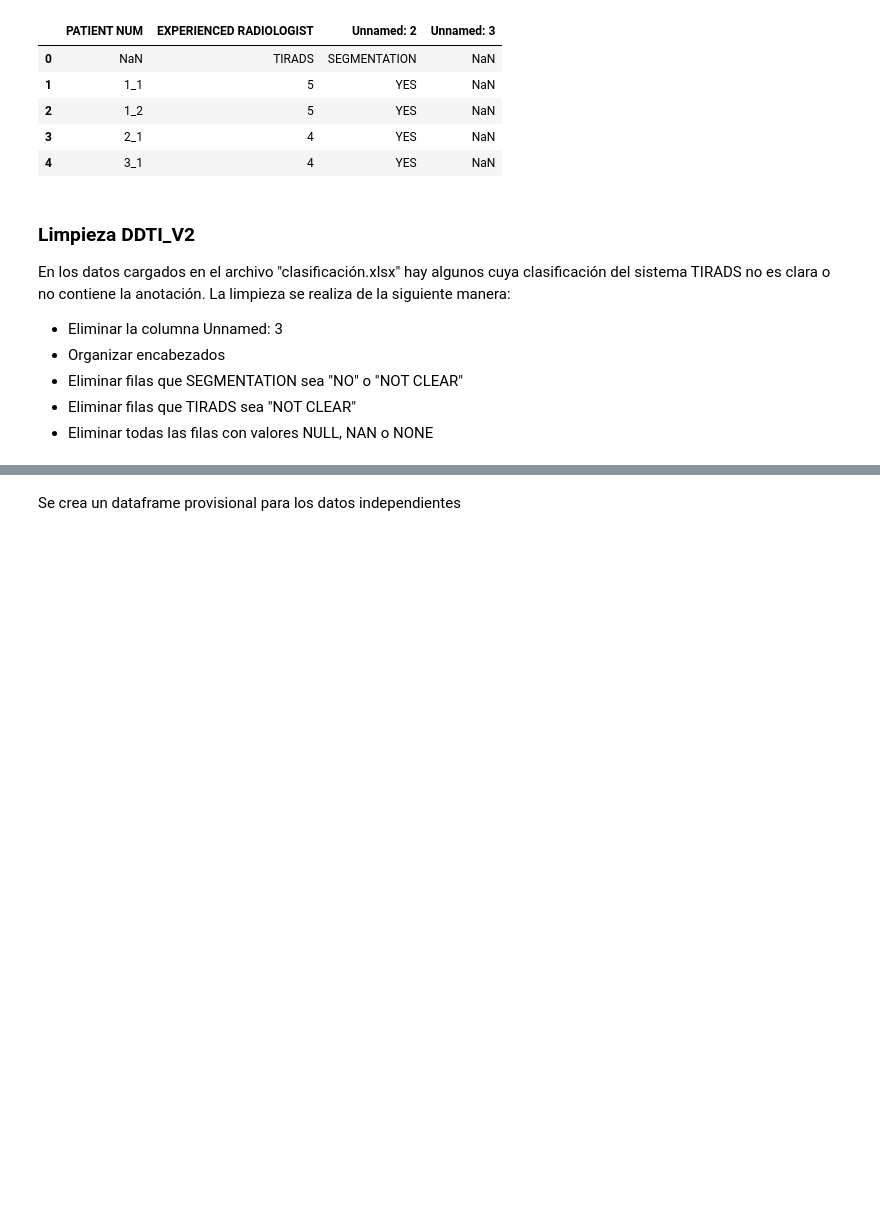
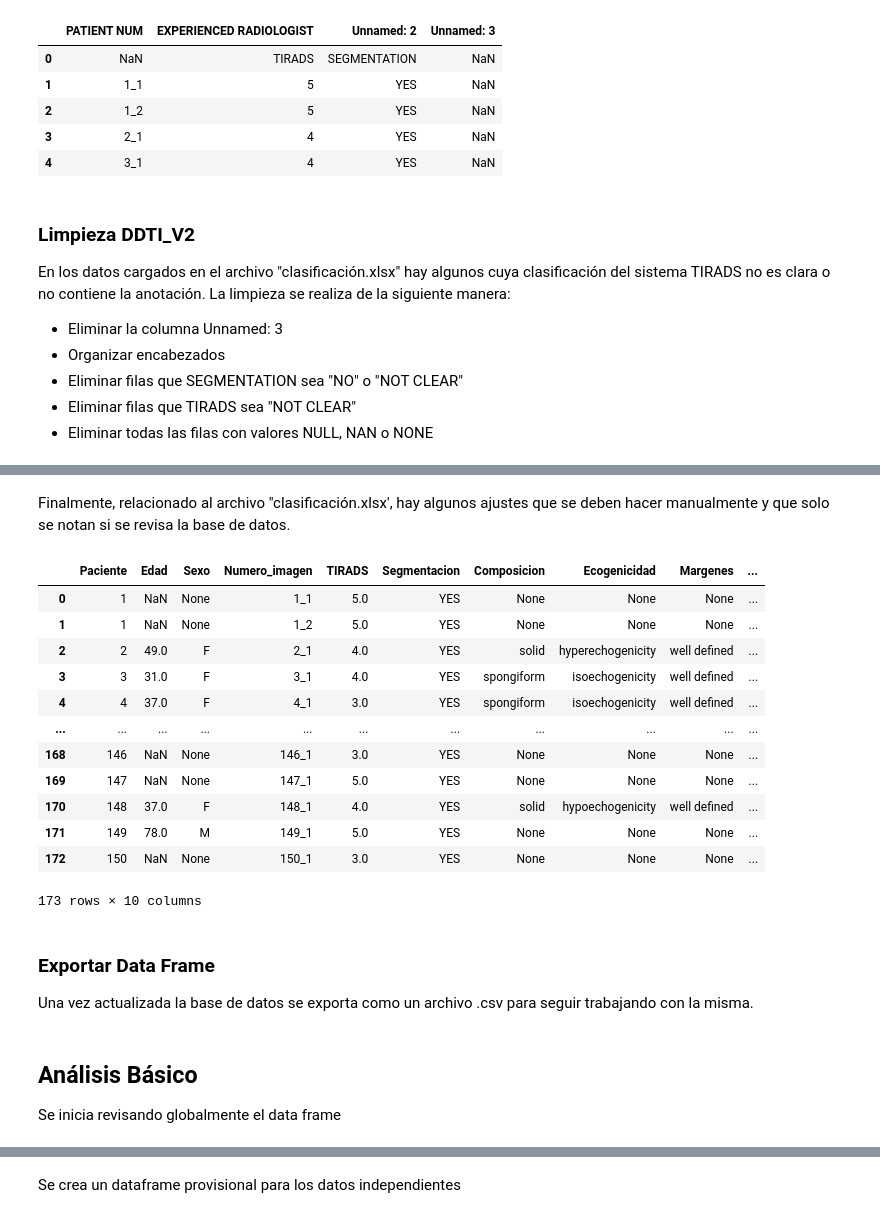
Before and after one commit to Dezarti/nodulos_tiroideos, a Jupyter notebook: 1_exploracion_datos.ipynb, the cells around one changed output, grey strips where cells are left out. Saved outputs shown, nothing was run; the diff lists cells and outputs as text; code cells hidden in the pictures; blank space fills up the shorter version.

```diff
--- a/1_exploracion_datos.ipynb
+++ b/1_exploracion_datos.ipynb
@@ -553 +570,53 @@ df_actualizado
 172 rows × 10 columns
+# %% [markdown]
+Finalmente, relacionado al archivo "clasificación.xlsx', hay algunos ajustes que se deben hacer manualmente y que solo se notan si se revisa la base de datos.
+# %%
+# Cambios adicionales
+
+# Cambia el valor TIRADS de la imagen 80_2 al mismo valor de la imagen 80_1
+df_actualizado.iloc[89, 1] = df_actualizado.iloc[88, 1]
+
+# Agregar valor de la imagen 114_2 que sea igual a los valores de la imagen 114_1
+df_actualizado.loc[len(df_actualizado)] = ['114_2',
+                                           df_actualizado.iloc[134, 1],
+                                           df_actualizado.iloc[134, 2],
+                                           df_actualizado.iloc[134, 3],
+                                           df_actualizado.iloc[134, 4],
+                                           df_actualizado.iloc[134, 5],
+                                           df_actualizado.iloc[134, 6],
+                                           df_actualizado.iloc[134, 7],
+                                           df_actualizado.iloc[134, 8],
+                                           df_actualizado.iloc[134, 9]]
+
+# Ordenar valores por la columna 'Paciente'
+df_actualizado = df_actualizado.sort_values('Paciente', ascending=True)
+
+# Ahora reiniciar los índices del DataFrame reordenado
+df_actualizado = df_actualizado.reset_index(drop=True)
+
+# Definir el nuevo orden de las columnas
+nuevo_orden = ['Paciente', 'Edad', 'Sexo', 'Numero_imagen', 'TIRADS', 'Segmentacion', 'Composicion', 'Ecogenicidad', 'Margenes', 'Calcificaciones']
+
+# Reorganizar las columnas usando el nuevo orden
+df_actualizado = df_actualizado[nuevo_orden]
+
+# Verificar los cambios
+df_actualizado
+# %% [output]
+|  | Paciente | Edad | Sexo | Numero_imagen | TIRADS | Segmentacion | Composicion | Ecogenicidad | Margenes | ... |
+| 0 | 1 | NaN | None | 1_1 | 5.0 | YES | None | None | None | ... |
+| 1 | 1 | NaN | None | 1_2 | 5.0 | YES | None | None | None | ... |
+| 2 | 2 | 49.0 | F | 2_1 | 4.0 | YES | solid | hyperechogenicity | well defined | ... |
+| 3 | 3 | 31.0 | F | 3_1 | 4.0 | YES | spongiform | isoechogenicity | well defined | ... |
+| 4 | 4 | 37.0 | F | 4_1 | 3.0 | YES | spongiform | isoechogenicity | well defined | ... |
+| ... | ... | ... | ... | ... | ... | ... | ... | ... | ... | ... |
+| 168 | 146 | NaN | None | 146_1 | 3.0 | YES | None | None | None | ... |
+| 169 | 147 | NaN | None | 147_1 | 5.0 | YES | None | None | None | ... |
+| 170 | 148 | 37.0 | F | 148_1 | 4.0 | YES | solid | hypoechogenicity | well defined | ... |
+| 171 | 149 | 78.0 | M | 149_1 | 5.0 | YES | None | None | None | ... |
+| 172 | 150 | NaN | None | 150_1 | 3.0 | YES | None | None | None | ... |
+173 rows × 10 columns
+# %% [markdown]
+### Exportar Data Frame
+
+Una vez actualizada la base de datos se exporta como un archivo .csv para seguir trabajando con la misma.
@@ -553,0 +625,4 @@ df_actualizado
+# %% [markdown]
+## Análisis Básico
+
+Se inicia revisando globalmente el data frame
```
Also changed, not shown: parts of 21 cells of this notebook, 2 other files.
